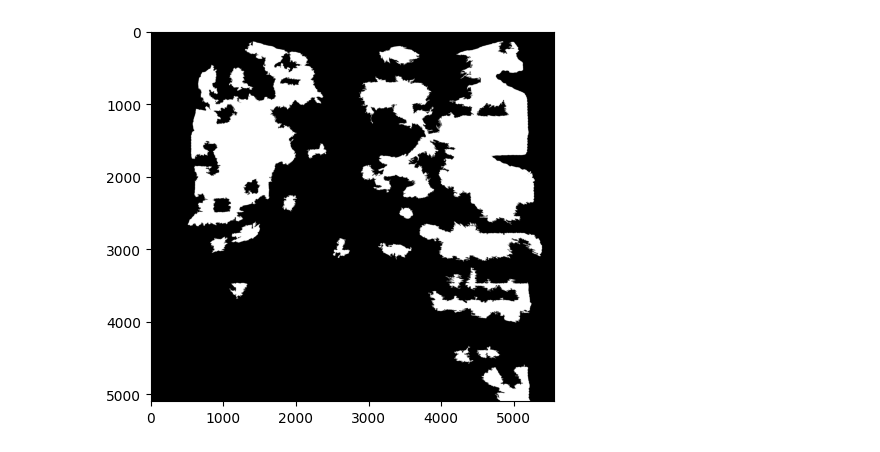
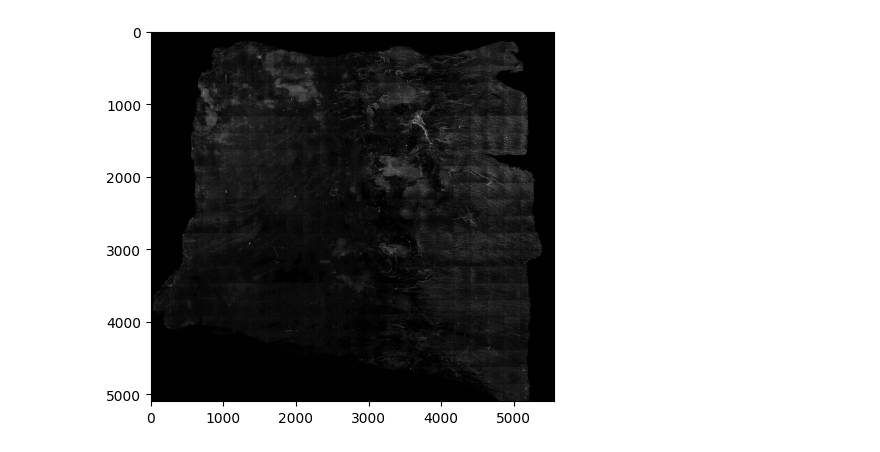
Before and after one commit to vincenzocivale/pig_tissue_segmentation, a Jupyter notebook: notebooks/main.ipynb, the cells around one changed output. Drawn from its saved outputs; the diff is of its cells as text; code cells hidden in the pictures.

```diff
--- a/notebooks/main.ipynb
+++ b/notebooks/main.ipynb
@@ -63,56 +81,7 @@ plt.imshow(v)
-# %%
-from skimage.segmentation import mark_boundaries
-from skimage.segmentation import find_boundaries
-from skimage.segmentation import clear_border
-from skimage.measure import label
-from skimage import filters
-
-def create_binary_mask_otsu(img, labels):
-    """
-    Crea una maschera binaria per l'immagine `img` basata sui superpixel.
-    La maschera viene creata utilizzando la soglia di Otsu applicata ai colori medi dei superpixel.
-
-    Parameters
-    ----------
-    img : ndarray
-        L'immagine originale.
-    labels : ndarray
-        Le etichette dei superpixel ottenute tramite SLIC o altro metodo di segmentazione.
-
-    Returns
-    -------
-    binary_mask : ndarray
-        La maschera binaria risultante dai superpixel.
-    """
-    # Calcolare il colore medio di ogni superpixel
-    mean_colors = np.zeros((np.max(labels), 3))
-    for i in range(1, np.max(labels) + 1):
-        # Maschera per ogni superpixel
-        mask = (labels == i)
-        mean_colors[i - 1] = np.mean(img[mask], axis=0)
-
-    # Convertire il colore medio in una singola intensità (usando la luminanza)
-    # Formula ponderata per la luminanza
-    gray_mean_colors = 0.2989 * mean_colors[:, 0] + 0.5870 * mean_colors[:, 1] + 0.1140 * mean_colors[:, 2]
-
-    # Applicare la soglia di Otsu
-    threshold = filters.threshold_otsu(gray_mean_colors)
-
-    # Creare la maschera binaria
-    binary_mask = np.zeros_like(labels, dtype=bool)
-
-    # Assegnare True ai superpixel che superano la soglia
-    for i in range(1, np.max(labels) + 1):
-        # Maschera per ogni superpixel
-        mask = (labels == i)
-        # Se il colore medio di un superpixel è maggiore della soglia, imposta la maschera a True
-        if gray_mean_colors[i - 1] >= threshold:
-            binary_mask[mask] = True
-
-    return binary_mask
-
-binary_mask = create_binary_mask_otsu(image, segments)
-plt.imshow(binary_mask, cmap='gray')
-plt.show()
-# %% [output]
-[figure, removed]
+# %%
+import matplotlib.pyplot as plt
+
+plt.imshow(image, cmap='gray')
+plt.show()
+# %% [output]
+[figure, added]
```
Also changed, not shown: parts of 4 cells of this notebook, 3 other files.
